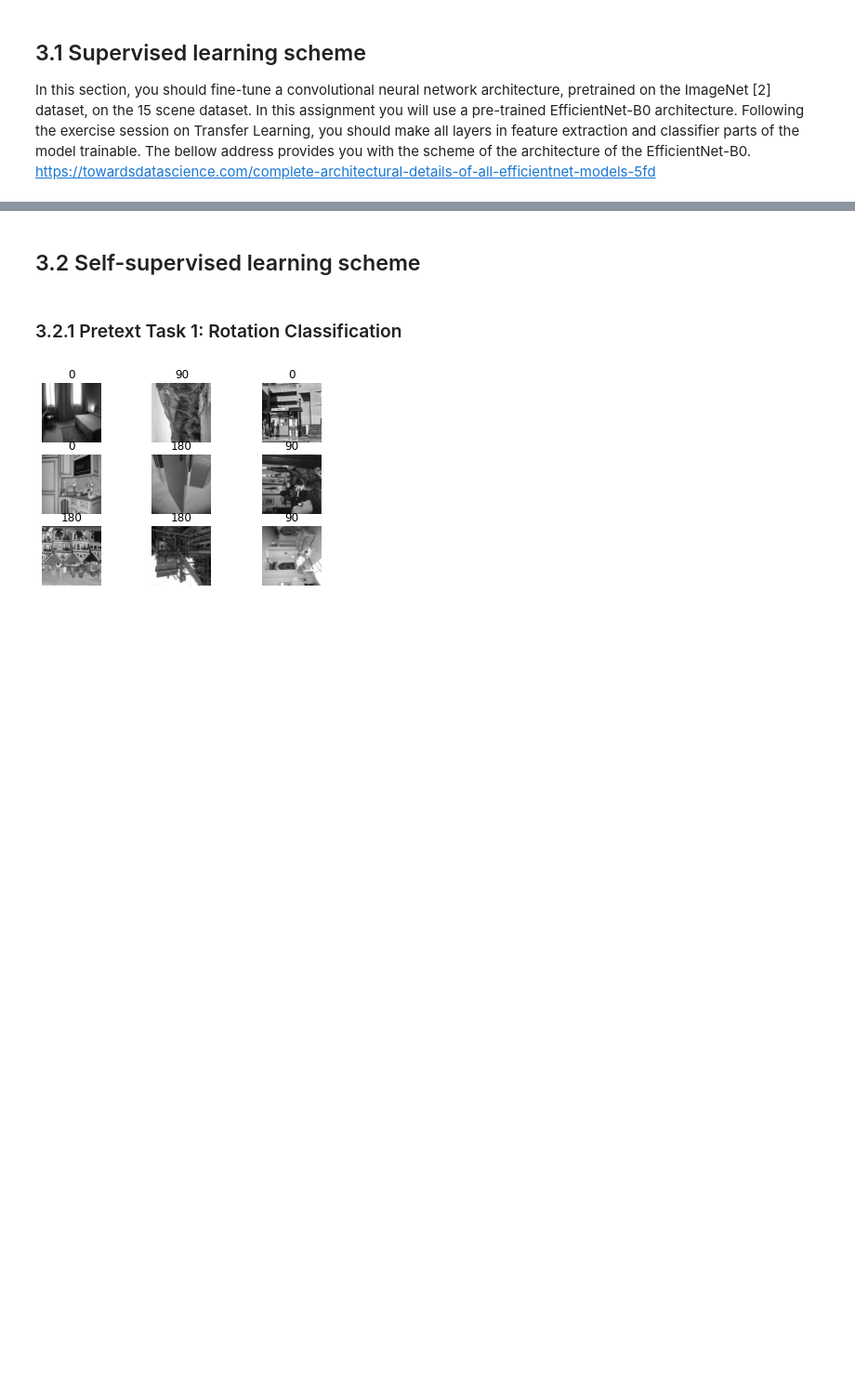
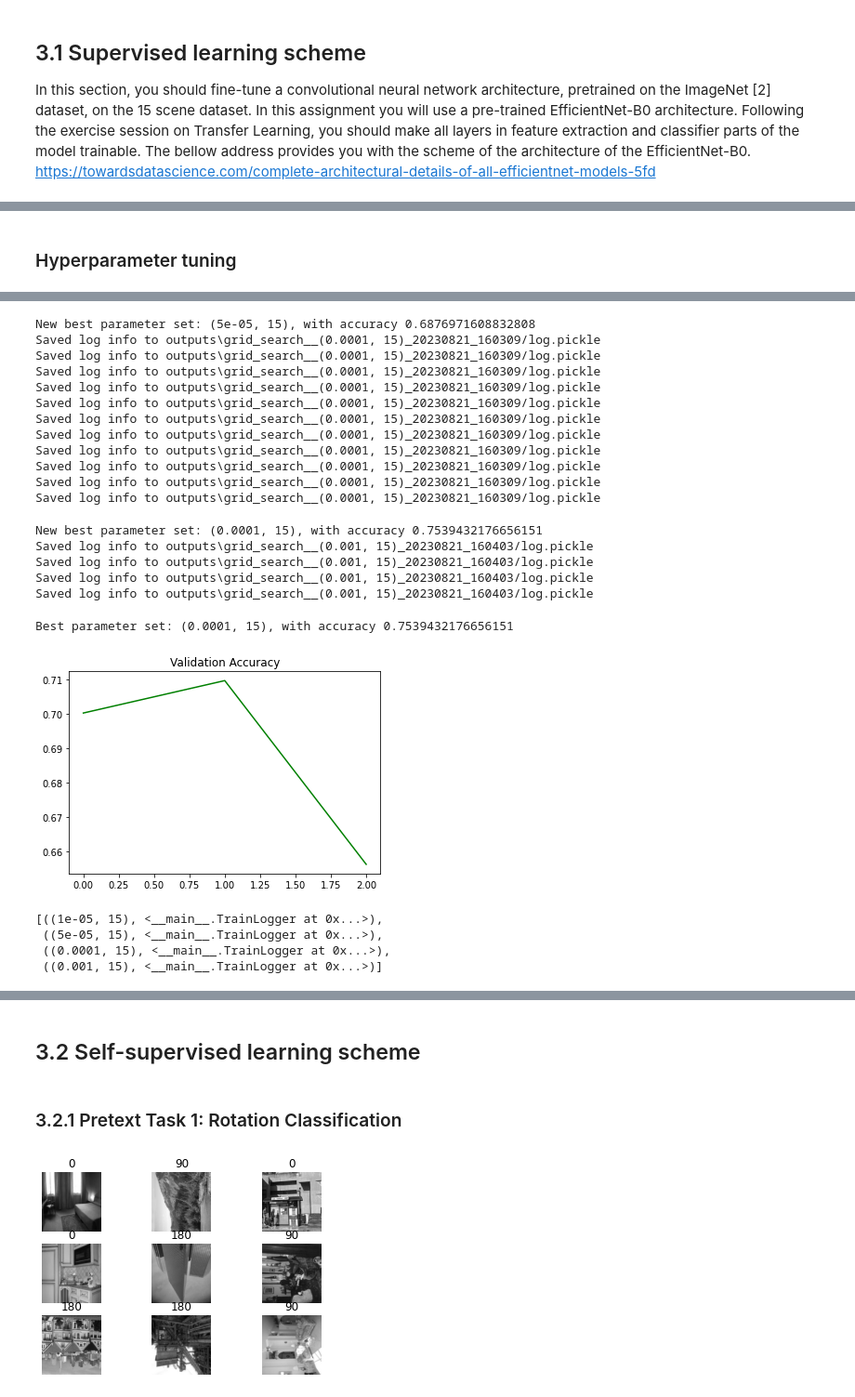
Before and after one commit to arnodeceuninck/ANN-Self-Supervised-Scene-Classification, a Jupyter notebook: main.ipynb, the cells around one changed output, grey strips where cells are left out. Shown at 93% size. Cells and saved outputs as stored; diff of their text form; code cells hidden in the pictures; blank space fills up the shorter version.

Commit message:
hyperparameter search using grid search, random search or hyperopt (bayesian optimization)

```diff
--- a/main.ipynb
+++ b/main.ipynb
@@ -284,7 +309,7 @@ class TrainConfig:
         else:
             raise NotImplementedError("Optimizer not implemented")
 # %%
-def evalution(model, validation_loader, criterion, pretext_task=None):
+def evaluation(model, validation_loader, criterion, pretext_task=None):
     val_loss = []
 
     real_label = None
@@ -397,0 +494,28 @@ def modify_classification_head(model, num_classes):
+# %%
+def grid_search_generator(lr_search_space, batch_size_search_space):
+
+    combinations = list(itertools.product(lr_search_space, batch_size_search_space))
+
+    for combination in combinations:
+        yield combination
+
+
+def grid_search(model, train_config, pretext_task=None,
+        lr_search_space=None, batch_size_search_space=None, early_stop_count=2, descr=""):
+    """
+    Performs a grid search over the learning rate and batch size hyperparameters.
+    *_search_space should be a list of values to try. if None, the values from train_config are used.
+
+    Best to set num_epoch large enough, since early stopping is used.
+    """
+    if lr_search_space is None:
+      lr_search_space = [train_config.lr]
+    if batch_size_search_space is None:
+      batch_size_search_space = [train_loader.batch_size]
+
+
+    gen_len = len(lr_search_space) * len(batch_size_search_space)
+
+    generator = grid_search_generator(lr_search_space, batch_size_search_space)
+
+    results, best_parameter_set = tune_parameters(generator, gen_len, model, train_config, pretext_task=pretext_task, early_stop_count=early_stop_count, descr=descr)
@@ -443,0 +674,18 @@ Epoch 11 finished. Train loss: 0.1386786436662078, Val loss: 0.20767865815298192
+# %% [markdown]
+### Hyperparameter tuning
+# %%
+model_efficient_b0 = torchvision.models.efficientnet_b0(weights='IMAGENET1K_V1')
+
+make_trainable(model_efficient_b0, train_features=True, train_classifier=True)
+
+# Number of classes is different, so change the last classification layer
+modify_classification_head(model_efficient_b0, num_classes=NUM_CLASSES)
+
+train_config = TrainConfig()
+
+# grid search
+lr_search_space = [0.00001, 0.00005, 0.0001, 0.001]
+
+results, best_parameter_set = grid_search(model_efficient_b0, train_config,
+                                          lr_search_space=lr_search_space)
+# %% [output]
@@ -443,0 +726,26 @@ Epoch 11 finished. Train loss: 0.1386786436662078, Val loss: 0.20767865815298192
+New best parameter set: (5e-05, 15), with accuracy 0.6876971608832808
+Saved log info to outputs\grid_search__(0.0001, 15)_20230821_160309/log.pickle
+Saved log info to outputs\grid_search__(0.0001, 15)_20230821_160309/log.pickle
+Saved log info to outputs\grid_search__(0.0001, 15)_20230821_160309/log.pickle
+Saved log info to outputs\grid_search__(0.0001, 15)_20230821_160309/log.pickle
+Saved log info to outputs\grid_search__(0.0001, 15)_20230821_160309/log.pickle
+Saved log info to outputs\grid_search__(0.0001, 15)_20230821_160309/log.pickle
+Saved log info to outputs\grid_search__(0.0001, 15)_20230821_160309/log.pickle
+Saved log info to outputs\grid_search__(0.0001, 15)_20230821_160309/log.pickle
+Saved log info to outputs\grid_search__(0.0001, 15)_20230821_160309/log.pickle
+Saved log info to outputs\grid_search__(0.0001, 15)_20230821_160309/log.pickle
+Saved log info to outputs\grid_search__(0.0001, 15)_20230821_160309/log.pickle
+New best parameter set: (0.0001, 15), with accuracy 0.7539432176656151
+Saved log info to outputs\grid_search__(0.001, 15)_20230821_160403/log.pickle
+Saved log info to outputs\grid_search__(0.001, 15)_20230821_160403/log.pickle
+Saved log info to outputs\grid_search__(0.001, 15)_20230821_160403/log.pickle
+Saved log info to outputs\grid_search__(0.001, 15)_20230821_160403/log.pickle
+Best parameter set: (0.0001, 15), with accuracy 0.7539432176656151
+[figure, added]
+# %%
+results
+# %% [output]
+[((1e-05, 15), <__main__.TrainLogger at 0x...>),
+ ((5e-05, 15), <__main__.TrainLogger at 0x...>),
+ ((0.0001, 15), <__main__.TrainLogger at 0x...>),
+ ((0.001, 15), <__main__.TrainLogger at 0x...>)]
```
Also changed, not shown: parts of 20 cells of this notebook.
